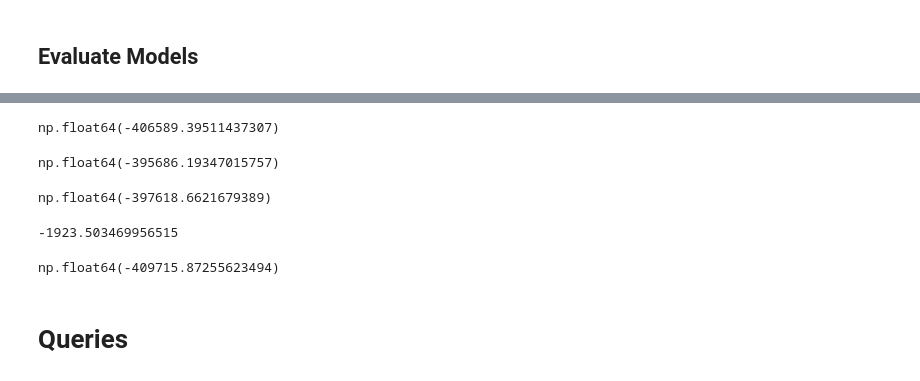
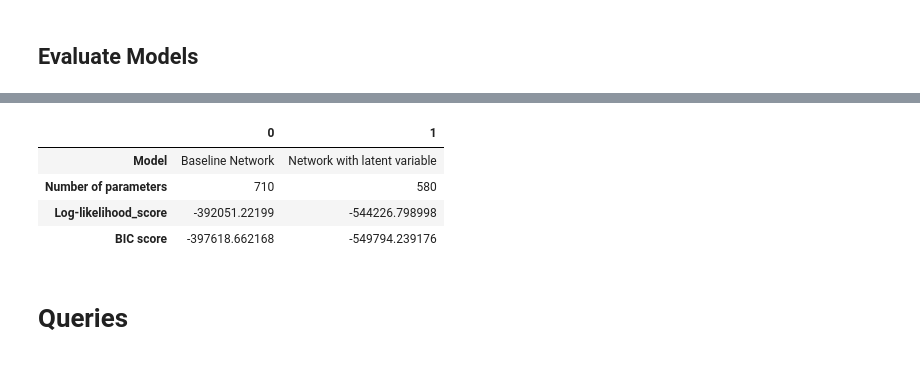
Before and after one commit to Shardyne/faikr3-project, a Jupyter notebook: network_comparison.ipynb, the cells around one changed output, grey strips where cells are left out. Cells and saved outputs as stored; diff of their text form; code cells hidden in the pictures.

Commit message:
Added some metrics of comparison

```diff
--- a/network_comparison.ipynb
+++ b/network_comparison.ipynb
@@ -165,7 +165,7 @@ fitting_params = {
             "seed": random_seed,
             "show_progress": False,
             "latent_card":{"Stress": 5},
-            # "max_iter":1
+            "max_iter":1   # TO_COMMENT
         }
     },
 }
@@ -212,17 +347,21 @@ KeyboardInterrupt:
 # %%
 from utils import count_bn_parameters
+from pgmpy.metrics import structure_score
 evaluation_df = pd.DataFrame({
-    "Num_params" : [],
-    ...
+    "Model" : [],
+    "Number of parameters" : [],
+    "Log-likelihood_score" : [],
+    "BIC score" : [],
 })
 
 for name, mod in models.items():
     n_params = count_bn_parameters(mod)
-    ...
+    log_score = log_like_score(mod, data_new, show_progress=False)
+    bic = compute_bic(BN_baseline, data_new, log_like_precomputed=log_score)
 
     evaluation_df.loc[len(evaluation_df)] = [
+        name,
         n_params,
-        ...
+        log_score,
+        bic
     ]
-
-display(evaluation_df.sort_values(by=""))
@@ -252,43 +368,10 @@ def log_like_score(model, df):
-# %%
-from pgmpy.metrics import log_likelihood_score
-log_likelihood_score(BN_baseline, data_new)
-# %% [output]
-np.float64(-406589.39511437307)
-# %%
-def compute_bic(model, data):
-    """
-    Computes the Bayesian Information Criterion (BIC) score for a given Bayesian Network model and dataset.
-
-    Parameters:
-        model (BayesianNetwork): The Bayesian Network model.
-        data (pd.DataFrame): A DataFrame where each row represents an observation with observed variable values.
-
-    Returns:
-        float: The BIC score of the model given the dataset.
-    """
-    log_likelihood = log_like_score(model, data)
-    num_params = sum(np.prod(cpd.cardinality) - 1 for cpd in model.get_cpds())  # Total number of parameters
-    num_samples = len(data)  # Number of data points
-
-    bic = log_likelihood - (num_params / 2) * np.log(num_samples)
-    return bic
-
-compute_bic(BN_latent, data_new)
-# %% [output]
-np.float64(-395686.19347015757)
-# %%
-compute_bic(BN_baseline, data_new)
-# %% [output]
-np.float64(-397618.6621679389)
-# %%
-(-397618.6621679389)-(-395695.1586979824)
-# %% [output]
--1923.503469956515
-# %%
-from pgmpy.estimators import BicScore
-bic=BicScore(data_new)
-bic.score(BN_baseline)
-# %% [output]
-np.float64(-409715.87255623494)
+# %%
+evaluation_df.T
+# %% [output]
+|  | 0 | 1 |
+| Model | Baseline Network | Network with latent variable |
+| Number of parameters | 710 | 580 |
+| Log-likelihood_score | -392051.22199 | -544226.798998 |
+| BIC score | -397618.662168 | -549794.239176 |
 # %% [markdown]
 # Queries
```
Also changed, not shown: parts of 16 cells of this notebook, 1 other file.
